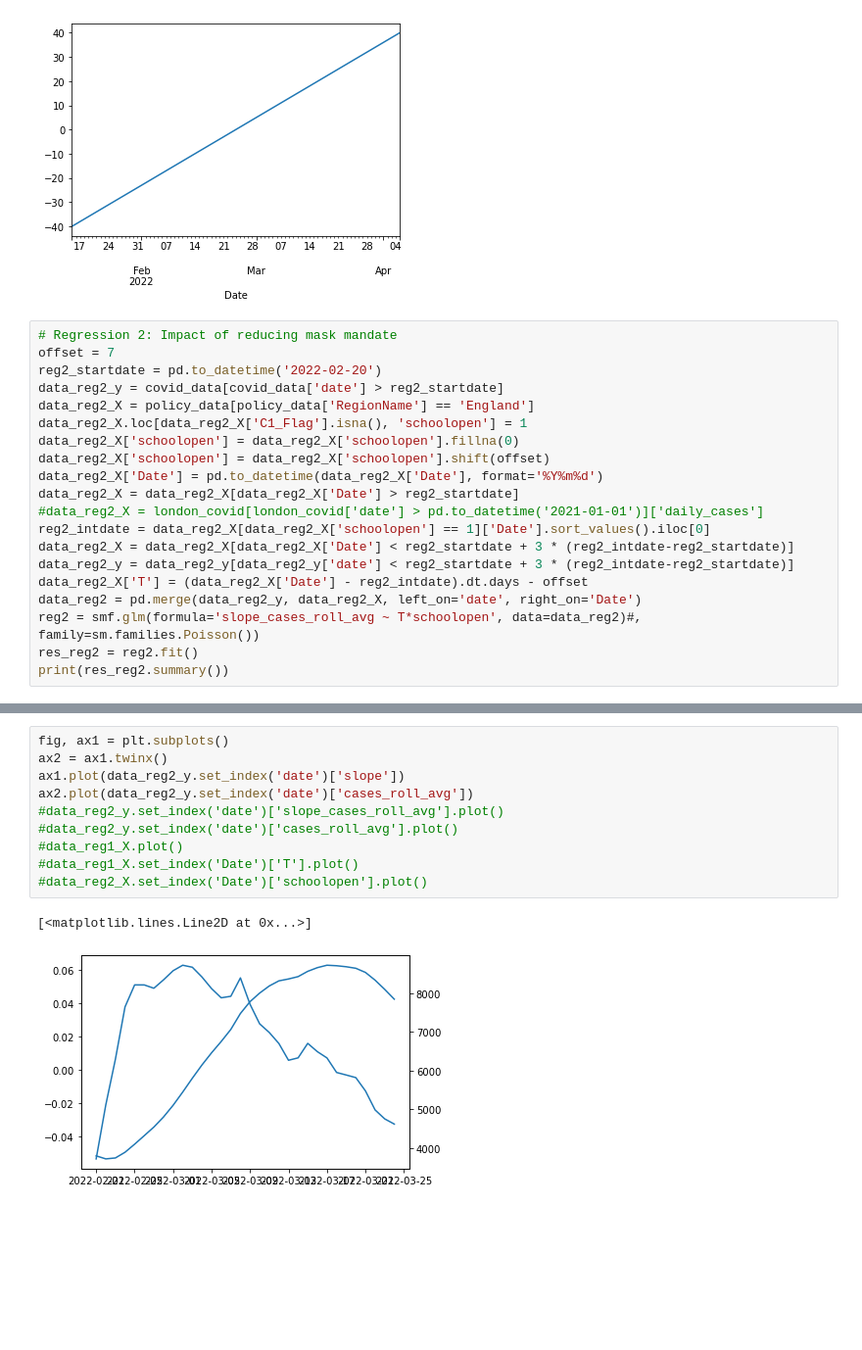
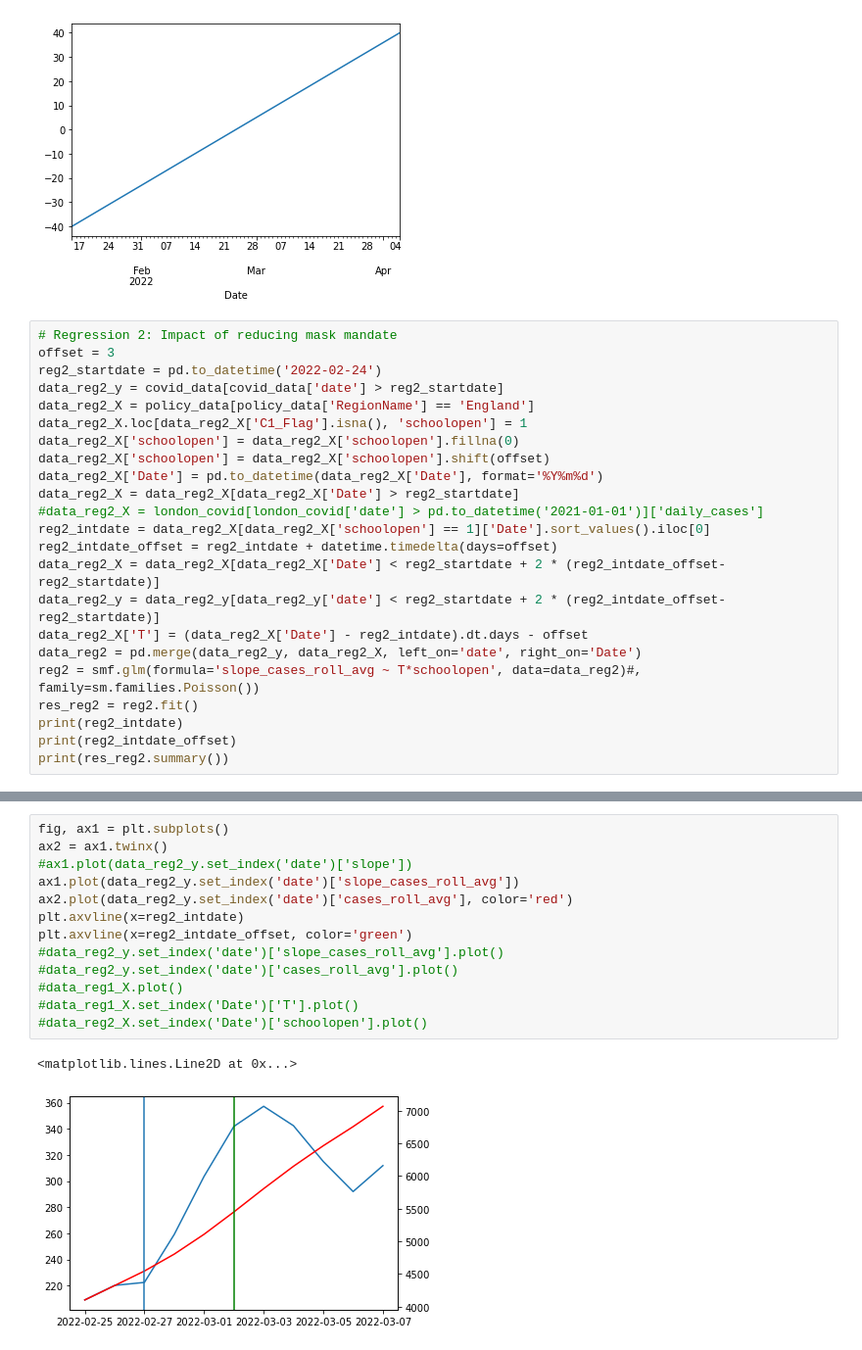
Before and after one commit to samuelhoenle/cusp-dd-2022-group2, a Jupyter notebook: regressions.ipynb, the cells around one changed output, grey strips where cells are left out. Shown: that part at 98% size. Cells and saved outputs as stored; diff of their text form; blank space fills up the shorter version.

Commit message:
Add additional plots and regressions

```diff
--- a/regressions.ipynb
+++ b/regressions.ipynb
@@ -90,8 +92,8 @@ data_reg1_X.set_index('Date')['T'].plot()
 [figure]
 # %%
 # Regression 2: Impact of reducing mask mandate
-offset = 7
-reg2_startdate = pd.to_datetime('2022-02-20')
+offset = 3
+reg2_startdate = pd.to_datetime('2022-02-24')
 data_reg2_y = covid_data[covid_data['date'] > reg2_startdate]
 data_reg2_X = policy_data[policy_data['RegionName'] == 'England']
 data_reg2_X.loc[data_reg2_X['C1_Flag'].isna(), 'schoolopen'] = 1
@@ -101,11 +103,14 @@ data_reg2_X['Date'] = pd.to_datetime(data_reg2_X['Date'], format='%Y%m%d')
 data_reg2_X = data_reg2_X[data_reg2_X['Date'] > reg2_startdate]
 #data_reg2_X = london_covid[london_covid['date'] > pd.to_datetime('2021-01-01')]['daily_cases']
 reg2_intdate = data_reg2_X[data_reg2_X['schoolopen'] == 1]['Date'].sort_values().iloc[0]
-data_reg2_X = data_reg2_X[data_reg2_X['Date'] < reg2_startdate + 3 * (reg2_intdate-reg2_startdate)]
-data_reg2_y = data_reg2_y[data_reg2_y['date'] < reg2_startdate + 3 * (reg2_intdate-reg2_startdate)]
+reg2_intdate_offset = reg2_intdate + datetime.timedelta(days=offset)
+data_reg2_X = data_reg2_X[data_reg2_X['Date'] < reg2_startdate + 2 * (reg2_intdate_offset-reg2_startdate)]
+data_reg2_y = data_reg2_y[data_reg2_y['date'] < reg2_startdate + 2 * (reg2_intdate_offset-reg2_startdate)]
 data_reg2_X['T'] = (data_reg2_X['Date'] - reg2_intdate).dt.days - offset
 data_reg2 = pd.merge(data_reg2_y, data_reg2_X, left_on='date', right_on='Date')
 reg2 = smf.glm(formula='slope_cases_roll_avg ~ T*schoolopen', data=data_reg2)#, family=sm.families.Poisson())
 res_reg2 = reg2.fit()
+print(reg2_intdate)
+print(reg2_intdate_offset)
 print(res_reg2.summary())
 # %% [output]
@@ -151,16 +154,19 @@ See the caveats in the documentation: https://pandas.pydata.org/pandas-docs/stab
 # %%
 fig, ax1 = plt.subplots()
 ax2 = ax1.twinx()
-ax1.plot(data_reg2_y.set_index('date')['slope'])
-ax2.plot(data_reg2_y.set_index('date')['cases_roll_avg'])
+#ax1.plot(data_reg2_y.set_index('date')['slope'])
+ax1.plot(data_reg2_y.set_index('date')['slope_cases_roll_avg'])
+ax2.plot(data_reg2_y.set_index('date')['cases_roll_avg'], color='red')
+plt.axvline(x=reg2_intdate)
+plt.axvline(x=reg2_intdate_offset, color='green')
 #data_reg2_y.set_index('date')['slope_cases_roll_avg'].plot()
 #data_reg2_y.set_index('date')['cases_roll_avg'].plot()
 #data_reg1_X.plot()
 #data_reg1_X.set_index('Date')['T'].plot()
 #data_reg2_X.set_index('Date')['schoolopen'].plot()
 # %% [output]
-[<matplotlib.lines.Line2D at 0x...>]
+<matplotlib.lines.Line2D at 0x...>
-[figure, old version]
+[figure, new version]
 # %%
 data_reg2_y.set_index('date')[['slope_cases_roll_avg', 'cases_roll_avg']]
 # %% [output]
```
Also changed, not shown: parts of 10 cells of this notebook, 1 other file.
